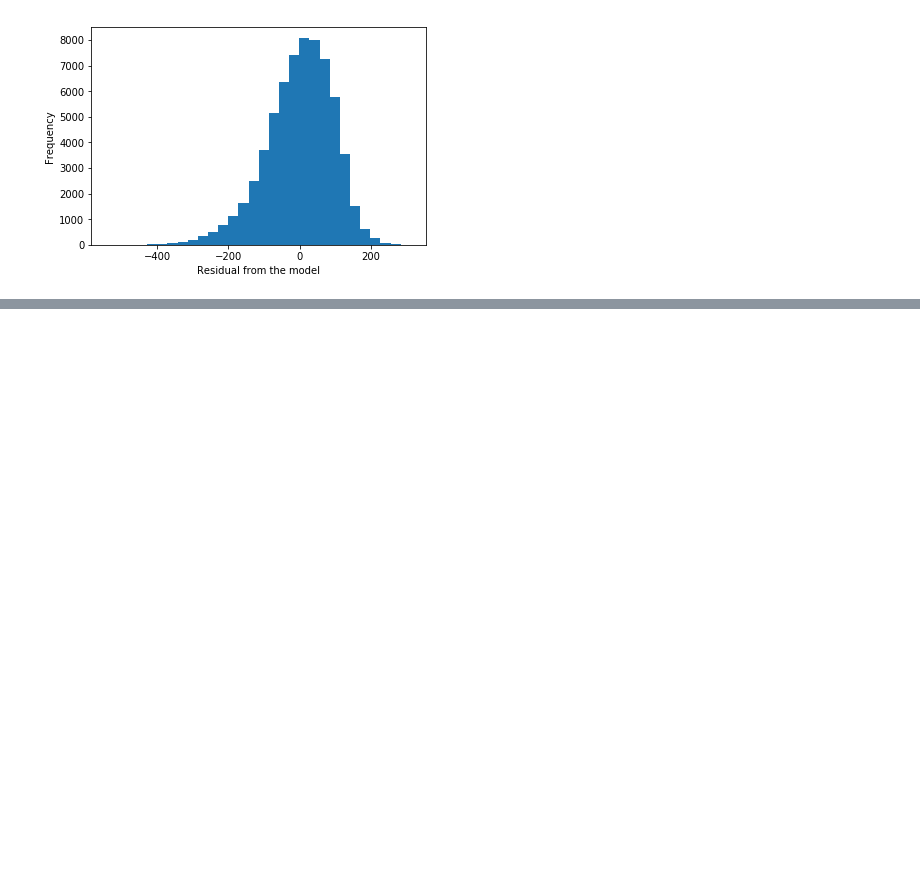
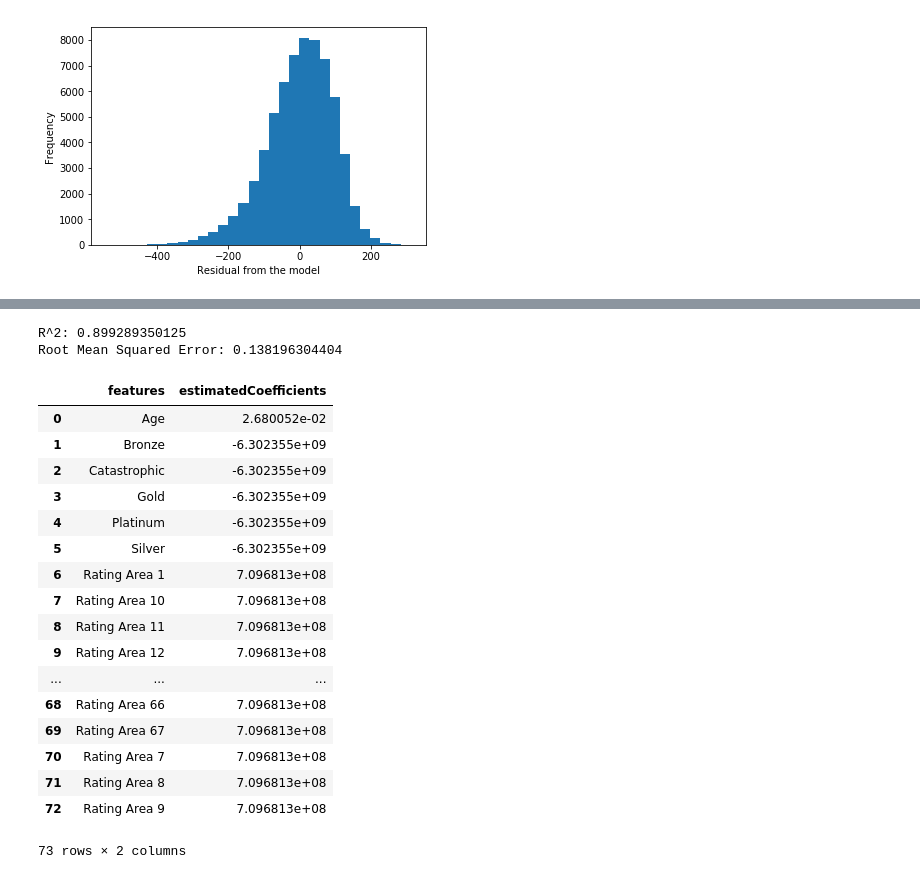
Before and after one commit to linmapitt/Springboard, a Jupyter notebook: CapStone_Project_1/Cap1_ML_FL.ipynb, the cells around one changed output, grey strips where cells are left out. Saved outputs shown, nothing was run; the diff lists cells and outputs as text; code cells hidden in the pictures; blank space fills up the shorter version.

```diff
--- a/CapStone_Project_1/Cap1_ML_FL.ipynb
+++ b/CapStone_Project_1/Cap1_ML_FL.ipynb
@@ -304,0 +371,47 @@ plt.show()
+# %%
+# Go through the same process to fit the model and predict on test data
+# Specify features and labels
+X = df_FL_2.drop(['StateCode', 'RatingAreaId', 'MetalLevel','IndividualRate'], axis=1)
+y = df_FL_2['IndividualRate']
+
+# Split traing and test sets
+X_train, X_test, y_train, y_test = train_test_split(X, y, test_size = 0.2, random_state=123)
+
+# Create the regressor: reg_all
+reg_all = LinearRegression()
+
+# Fit the regressor to the training data
+reg_all.fit(X_train, y_train)
+
+# Predict on the test data: y_pred
+y_pred = reg_all.predict(X_test)
+
+# Compute and print R^2 and RMSE
+print("R^2: {}".format(reg_all.score(X_test, y_test)))
+rmse = np.sqrt(mean_squared_error(y_test, y_pred))
+print("Root Mean Squared Error: {}".format(rmse))
+# %% [output]
+R^2: 0.899289350125
+Root Mean Squared Error: 0.138196304404
+# %%
+# The coefficients
+pd.DataFrame({'features': X.columns, 'estimatedCoefficients': reg_all.coef_})[['features', 'estimatedCoefficients']]
+# %% [output]
+|  | features | estimatedCoefficients |
+| 0 | Age | 2.680052e-02 |
+| 1 | Bronze | -6.302355e+09 |
+| 2 | Catastrophic | -6.302355e+09 |
+| 3 | Gold | -6.302355e+09 |
+| 4 | Platinum | -6.302355e+09 |
+| 5 | Silver | -6.302355e+09 |
+| 6 | Rating Area 1 | 7.096813e+08 |
+| 7 | Rating Area 10 | 7.096813e+08 |
+| 8 | Rating Area 11 | 7.096813e+08 |
+| 9 | Rating Area 12 | 7.096813e+08 |
+| ... | ... | ... |
+| 68 | Rating Area 66 | 7.096813e+08 |
+| 69 | Rating Area 67 | 7.096813e+08 |
+| 70 | Rating Area 7 | 7.096813e+08 |
+| 71 | Rating Area 8 | 7.096813e+08 |
+| 72 | Rating Area 9 | 7.096813e+08 |
+73 rows × 2 columns
```
Also changed, not shown: parts of 9 cells of this notebook.
